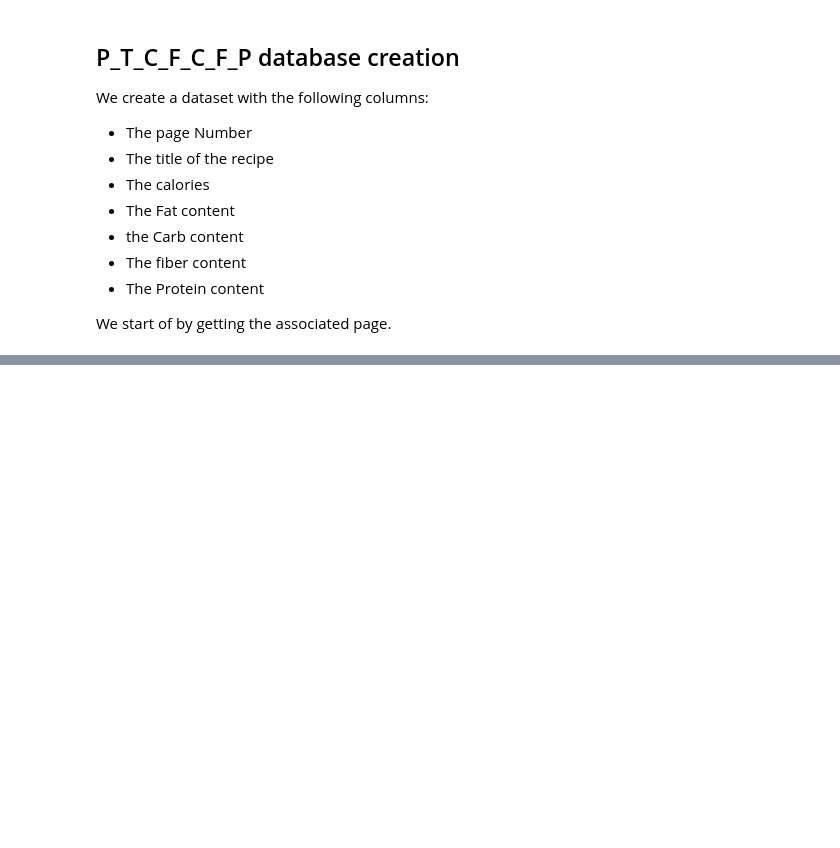
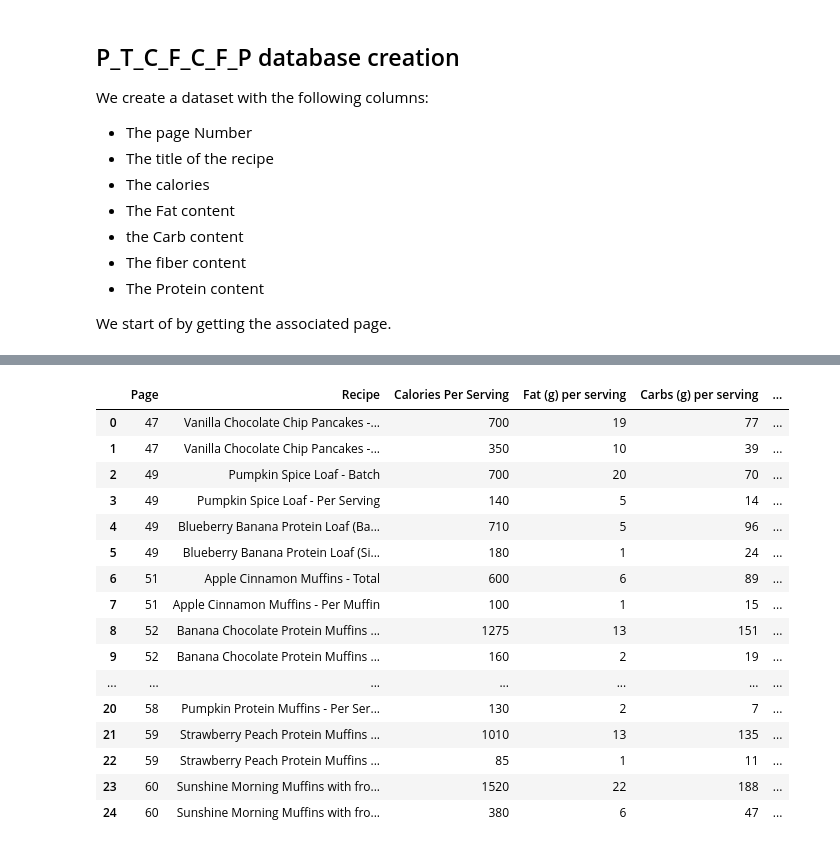
Before and after one commit to MikeDuran-git/simple-local-rag, a Jupyter notebook: text_processing.ipynb, the cells around one changed output, grey strips where cells are left out. Drawn from its saved outputs; the diff is of its cells as text; code cells hidden in the pictures; blank space fills up the shorter version.

```diff
--- a/text_processing.ipynb
+++ b/text_processing.ipynb
@@ -344,0 +703,91 @@ We start of by getting the associated page.
+# %%
+#we get the first table
+text=master_recipe_nutrition_table[2]['text']
+
+#first off we remove the lines until we find the first occurence of "Vegetarian" and we drop it along with everything that came before him.
+text = text[text.find("Vegetarian"):].replace("Vegetarian","")
+
+#when we see the pattern of any \n next to "-" we remove the "\n"
+text = text.replace("\n-","-").replace("\n -"," -").replace("-\n","- ").replace("\n-\n","-").replace("- \n","- ")
+
+# if we see \n next to serving or servings we remove it
+text = re.sub(r'\n(?=\b[sS]erving[s]?\b)', '', text)
+
+# #we remove the first \n
+# text = text.replace("\n"," ",1)
+
+#we remove "\nY\n"
+text = text.replace("\nY","")
+
+array=text.split("\n")
+#we remove unwanted spaces
+array = [i.strip() for i in array]
+#we remove empty strings
+array = list(filter(None, array))
+
+#on parcours le tableau, et nous calculons la longueur de chaque element. Si la le voisin i+1 est plus long que 3 c'est que c'est un text qui est coupé en deux, on le merge avec le voisin i. SAUF si i a une taille infieur ou égale à 3, car dans ce cas i est un nombre ou que i+1 est un nombre.
+for i in range(len(array)-1):
+    if len(array[i+1])>3 and len(array[i])>3 and not array[i+1].isnumeric():
+        array[i]=array[i]+" "+array[i+1]
+        array[i+1]=""
+
+
+
+
+# we remove the empty strings
+array = list(filter(None, array))
+#we now that the first 7 elements are 1 recipe, so we can append by chunks of 7. The first element is the page, the second the recipe, the third the calories, the fourth the fat, the fifth the carbs, the sixth the fiber, the seventh the protein.
+
+pages=[]
+recipes=[]
+calories=[]
+fat=[]
+carbs=[]
+fiber=[]
+protein=[]
+
+for i in range(0,len(array),7):
+    pages.append(array[i])
+    recipes.append(array[i+1])
+    calories.append(array[i+2])
+    fat.append(array[i+3])
+    carbs.append(array[i+4])
+    fiber.append(array[i+5])
+    protein.append(array[i+6])
+
+
+#we create a dictionnary to store the data
+nutrition_data = {
+    "Page": pages,
+    "Recipe": recipes,
+    "Calories Per Serving": calories,
+    "Fat (g) per serving": fat,
+    "Carbs (g) per serving": carbs,
+    "Fiber (g) per serving": fiber,
+    "Protein (g) per serving": protein,
+}
+
+#we create a dataframe
+page_2_dataframe = pd.DataFrame(nutrition_data)
+#we manually add the vegan and vegetarian columns, all the recipes are not vegan, as such they just have the value "No" and all other except 29,30 and 31 are vegetarian
+page_2_dataframe['Vegan'] = "No"
+page_2_dataframe['Vegetarian'] = "Yes"
+page_2_dataframe
+# %% [output]
+|  | Page | Recipe | Calories Per Serving | Fat (g) per serving | Carbs (g) per serving | ... |
+| 0 | 47 | Vanilla Chocolate Chip Pancakes -... | 700 | 19 | 77 | ... |
+| 1 | 47 | Vanilla Chocolate Chip Pancakes -... | 350 | 10 | 39 | ... |
+| 2 | 49 | Pumpkin Spice Loaf - Batch | 700 | 20 | 70 | ... |
+| 3 | 49 | Pumpkin Spice Loaf - Per Serving | 140 | 5 | 14 | ... |
+| 4 | 49 | Blueberry Banana Protein Loaf (Ba... | 710 | 5 | 96 | ... |
+| 5 | 49 | Blueberry Banana Protein Loaf (Si... | 180 | 1 | 24 | ... |
+| 6 | 51 | Apple Cinnamon Muffins - Total | 600 | 6 | 89 | ... |
+| 7 | 51 | Apple Cinnamon Muffins - Per Muffin | 100 | 1 | 15 | ... |
+| 8 | 52 | Banana Chocolate Protein Muffins ... | 1275 | 13 | 151 | ... |
+| 9 | 52 | Banana Chocolate Protein Muffins ... | 160 | 2 | 19 | ... |
+| ... | ... | ... | ... | ... | ... | ... |
+| 20 | 58 | Pumpkin Protein Muffins - Per Ser... | 130 | 2 | 7 | ... |
+| 21 | 59 | Strawberry Peach Protein Muffins ... | 1010 | 13 | 135 | ... |
+| 22 | 59 | Strawberry Peach Protein Muffins ... | 85 | 1 | 11 | ... |
+| 23 | 60 | Sunshine Morning Muffins with fro... | 1520 | 22 | 188 | ... |
+| 24 | 60 | Sunshine Morning Muffins with fro... | 380 | 6 | 47 | ... |
```
Also changed, not shown: parts of 12 cells of this notebook.
